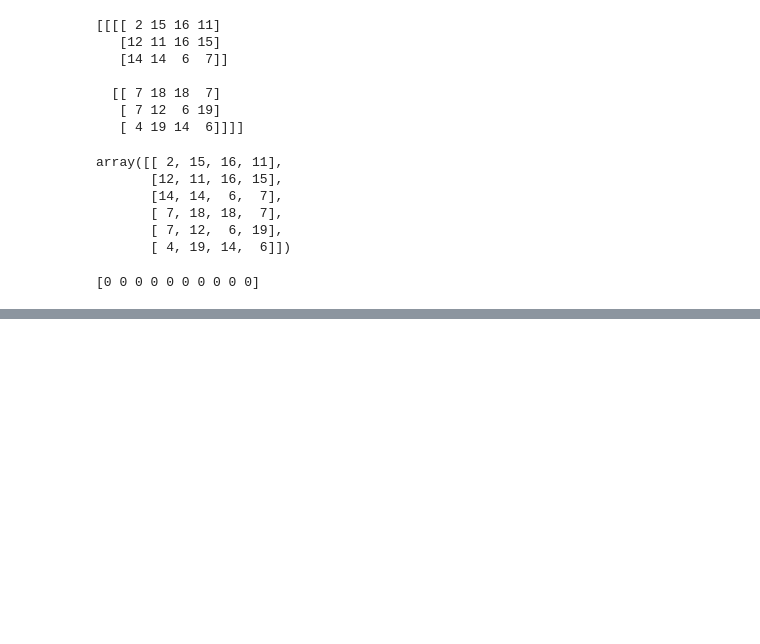
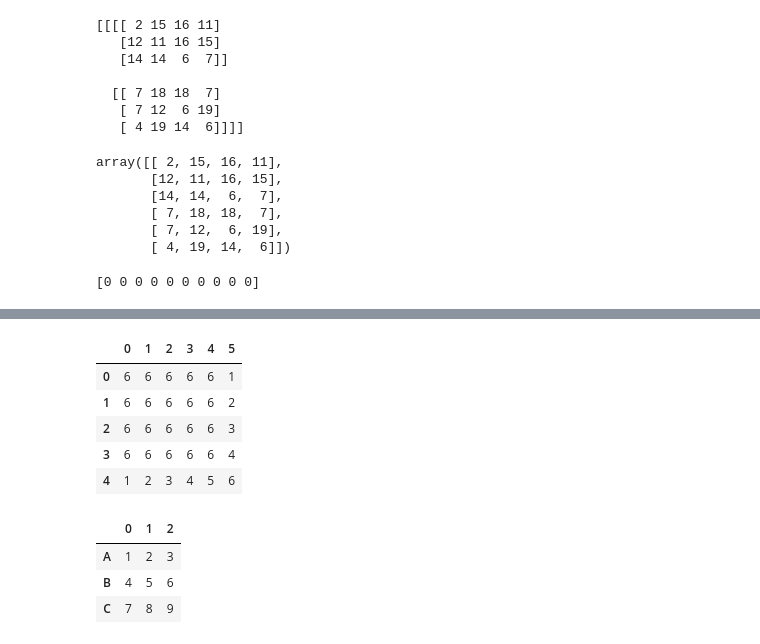
Before and after one commit to abhishek2young/Python-Hands-ON, a Jupyter notebook: python_18.ipynb, the cells around one changed output, grey strips where cells are left out. Cells and saved outputs as stored; diff of their text form; code cells hidden in the pictures; blank space fills up the shorter version.

```diff
--- a/python_18.ipynb
+++ b/python_18.ipynb
@@ -3105,0 +3238,3 @@ print(arr1)
+# %%
+df = pd.DataFrame(np.full((4,5),6))
+df
@@ -3105,0 +3247,3 @@ print(arr1)
+# %%
+df["5"] = [1,2,3,4]
+df
@@ -3105,0 +3256,19 @@ print(arr1)
+# %%
+df.loc[4] = [1,2,3,4,5,6]
+df
+# %% [output]
+|  | 0 | 1 | 2 | 3 | 4 | 5 |
+| 0 | 6 | 6 | 6 | 6 | 6 | 1 |
+| 1 | 6 | 6 | 6 | 6 | 6 | 2 |
+| 2 | 6 | 6 | 6 | 6 | 6 | 3 |
+| 3 | 6 | 6 | 6 | 6 | 6 | 4 |
+| 4 | 1 | 2 | 3 | 4 | 5 | 6 |
+# %%
+arr1 = np.array([[1,2,3],[4,5,6],[7,8,9]])
+df = pd.DataFrame(arr1,index=list("ABC"))
+df
+# %% [output]
+|  | 0 | 1 | 2 |
+| A | 1 | 2 | 3 |
+| B | 4 | 5 | 6 |
+| C | 7 | 8 | 9 |
```
Also changed, not shown: parts of 58 cells of this notebook, 1 other file.
